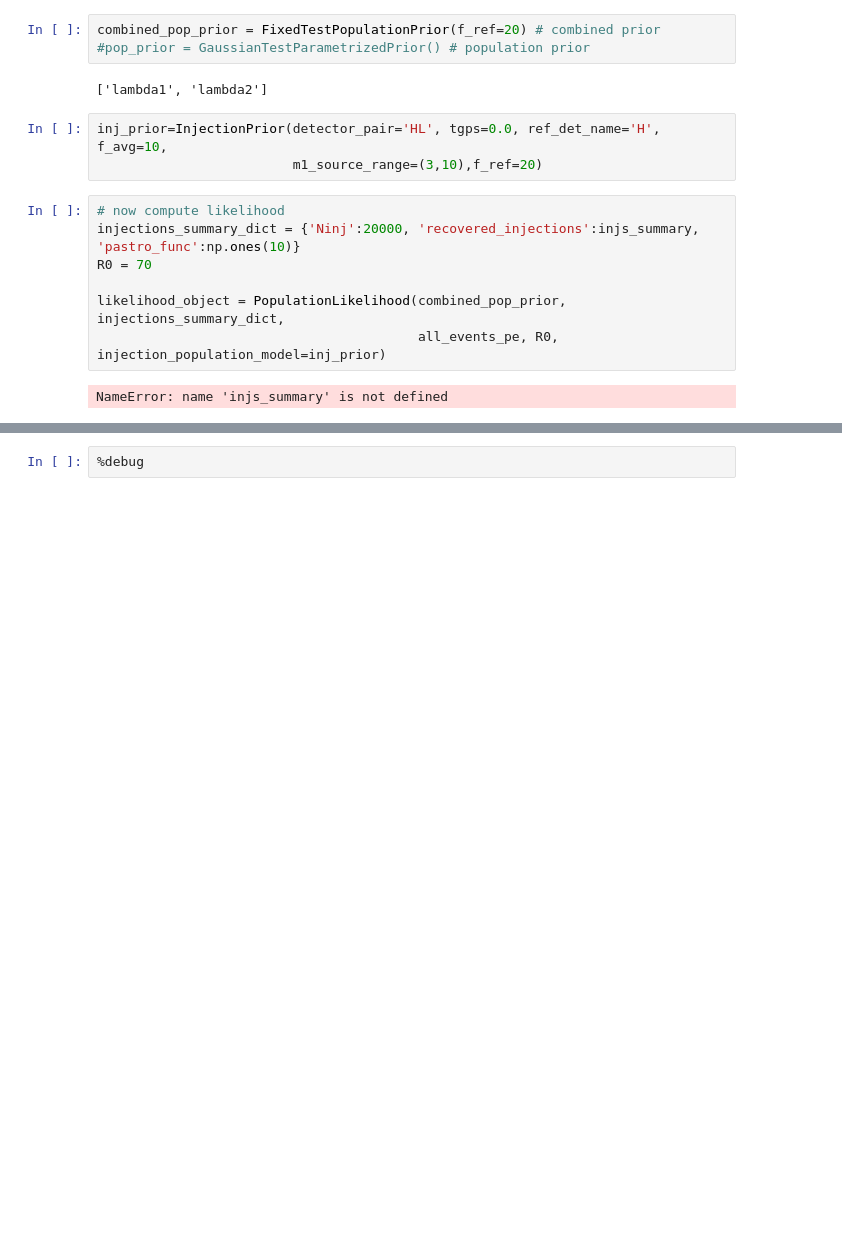
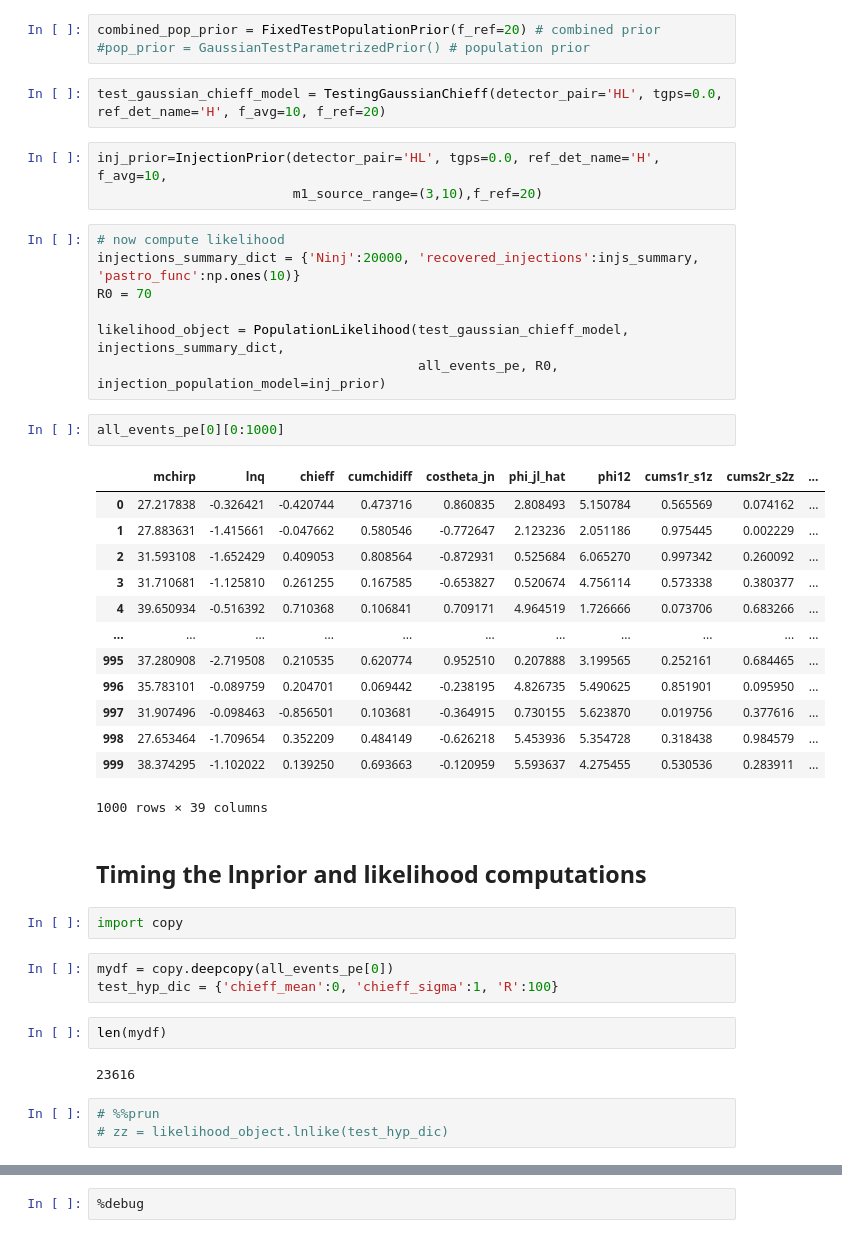
Before and after one commit to isha1810/cogwheel, a Jupyter notebook: cogwheel/population_inference/test_prior-Copy1.ipynb, the cells around one changed output, grey strips where cells are left out. Drawn from its saved outputs; the diff is of its cells as text; blank space fills up the shorter version.

```diff
--- a/cogwheel/population_inference/test_prior-Copy1.ipynb
+++ b/cogwheel/population_inference/test_prior-Copy1.ipynb
@@ -293,8 +422,7 @@ TypeError: unhashable type: 'list'
 combined_pop_prior = FixedTestPopulationPrior(f_ref=20) # combined prior
 #pop_prior = GaussianTestParametrizedPrior() # population prior
 # %%
+test_gaussian_chieff_model = TestingGaussianChieff(detector_pair='HL', tgps=0.0, ref_det_name='H', f_avg=10, f_ref=20)
-# %% [output]
-['lambda1', 'lambda2']
 # %%
 inj_prior=InjectionPrior(detector_pair='HL', tgps=0.0, ref_det_name='H', f_avg=10,
                          m1_source_range=(3,10),f_ref=20)
@@ -303,7 +431,35 @@ inj_prior=InjectionPrior(detector_pair='HL', tgps=0.0, ref_det_name='H', f_avg=1
 injections_summary_dict = {'Ninj':20000, 'recovered_injections':injs_summary, 'pastro_func':np.ones(10)}
 R0 = 70
 
-likelihood_object = PopulationLikelihood(combined_pop_prior, injections_summary_dict,
+likelihood_object = PopulationLikelihood(test_gaussian_chieff_model, injections_summary_dict,
                                          all_events_pe, R0, injection_population_model=inj_prior)
-# %% [output]
-NameError: name 'injs_summary' is not defined
+# %%
+all_events_pe[0][0:1000]
+# %% [output]
+|  | mchirp | lnq | chieff | cumchidiff | costheta_jn | phi_jl_hat | phi12 | cums1r_s1z | cums2r_s2z | ... |
+| 0 | 27.217838 | -0.326421 | -0.420744 | 0.473716 | 0.860835 | 2.808493 | 5.150784 | 0.565569 | 0.074162 | ... |
+| 1 | 27.883631 | -1.415661 | -0.047662 | 0.580546 | -0.772647 | 2.123236 | 2.051186 | 0.975445 | 0.002229 | ... |
+| 2 | 31.593108 | -1.652429 | 0.409053 | 0.808564 | -0.872931 | 0.525684 | 6.065270 | 0.997342 | 0.260092 | ... |
+| 3 | 31.710681 | -1.125810 | 0.261255 | 0.167585 | -0.653827 | 0.520674 | 4.756114 | 0.573338 | 0.380377 | ... |
+| 4 | 39.650934 | -0.516392 | 0.710368 | 0.106841 | 0.709171 | 4.964519 | 1.726666 | 0.073706 | 0.683266 | ... |
+| ... | ... | ... | ... | ... | ... | ... | ... | ... | ... | ... |
+| 995 | 37.280908 | -2.719508 | 0.210535 | 0.620774 | 0.952510 | 0.207888 | 3.199565 | 0.252161 | 0.684465 | ... |
+| 996 | 35.783101 | -0.089759 | 0.204701 | 0.069442 | -0.238195 | 4.826735 | 5.490625 | 0.851901 | 0.095950 | ... |
+| 997 | 31.907496 | -0.098463 | -0.856501 | 0.103681 | -0.364915 | 0.730155 | 5.623870 | 0.019756 | 0.377616 | ... |
+| 998 | 27.653464 | -1.709654 | 0.352209 | 0.484149 | -0.626218 | 5.453936 | 5.354728 | 0.318438 | 0.984579 | ... |
+| 999 | 38.374295 | -1.102022 | 0.139250 | 0.693663 | -0.120959 | 5.593637 | 4.275455 | 0.530536 | 0.283911 | ... |
+1000 rows × 39 columns
+# %% [markdown]
+## Timing the lnprior and likelihood computations
+# %%
+import copy
+# %%
+mydf = copy.deepcopy(all_events_pe[0])
+test_hyp_dic = {'chieff_mean':0, 'chieff_sigma':1, 'R':100}
+# %%
+len(mydf)
+# %% [output]
+23616
+# %%
+# %%prun
+# zz = likelihood_object.lnlike(test_hyp_dic)
```
Also changed, not shown: parts of 46 cells of this notebook, 1 other file.
